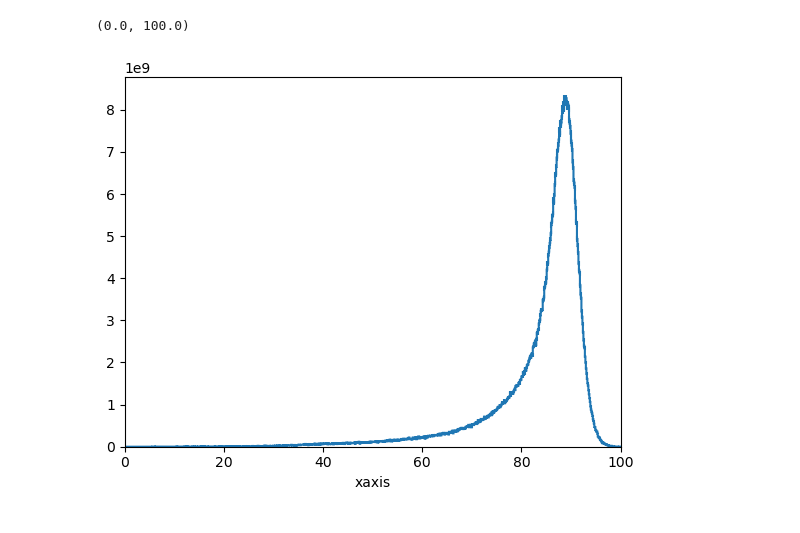
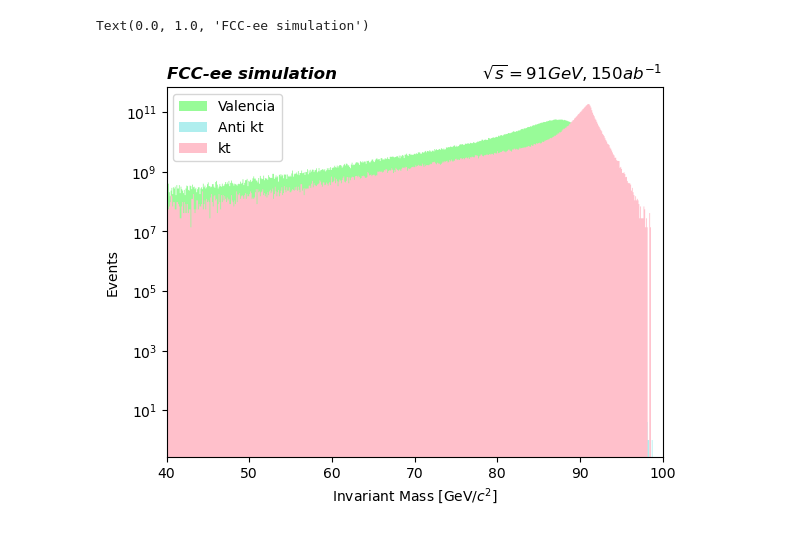
Before and after one commit to marinamn1/FCCAnalyzer, a Jupyter notebook: my_codes/hardron_xsec.ipynb, the cells around one changed output. Saved outputs shown, nothing was run; the diff lists cells and outputs as text; code cells hidden in the pictures.

```diff
--- a/my_codes/hardron_xsec.ipynb
+++ b/my_codes/hardron_xsec.ipynb
@@ -13,9 +13,20 @@ genkt = uproot.open("/home/submit/marinamn/fccee/FCCAnalyzer/tmp/output_z_xsec_q
 kt = uproot.open("/home/submit/marinamn/fccee/FCCAnalyzer/tmp/output_z_xsec_qq_kt.root")
 valencia = uproot.open("/home/submit/marinamn/fccee/FCCAnalyzer/tmp/output_z_xsec_qq_valencia.root")
 # %%
-genkt_mass = genkt['p8_ee_Zcc_ecm91/dijet_m;1'].to_hist()
-hep.histplot(genkt_mass)
-plt.xlim(0,100)
+genkt_mass = genkt['wzp6_ee_qq_ecm91p2/mass_inv;1'].to_hist()
+kt_mass = kt['wzp6_ee_qq_ecm91p2/mass_inv;1'].to_hist()
+valencia_mass = valencia['wzp6_ee_qq_ecm91p2/mass_inv;1'].to_hist()
+
+hep.histplot([valencia_mass,genkt_mass,kt_mass], label = ["Valencia", "Anti kt", "kt"],
+             histtype = "fill", color = ["palegreen","paleturquoise","pink"])
+plt.legend(loc = "upper left")
+plt.yscale("log")
+plt.xlim(40,100)
+plt.xlabel(r"Invariant Mass [GeV/$c^{2}$]")
+plt.ylabel("Events")
+plt.title(r"$\sqrt{s} = 91 GeV, 150 ab^{-1}$", loc = "right")
+plt.title("FCC-ee simulation", loc = "left", weight = "bold", style = "italic")
+#plt.savefig("images/hardrons_inv_mass.png")
 # %% [output]
-(0.0, 100.0)
+Text(0.0, 1.0, 'FCC-ee simulation')
-[figure, old version]
+[figure, new version]
```
Also changed, not shown: parts of 20 cells of this notebook, 14 other files.
